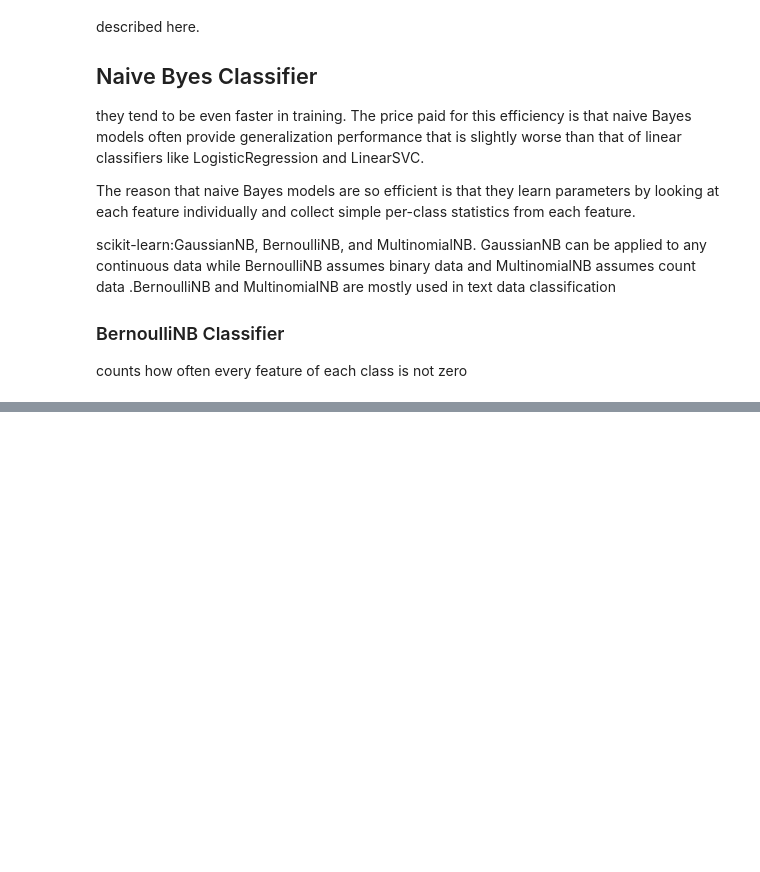
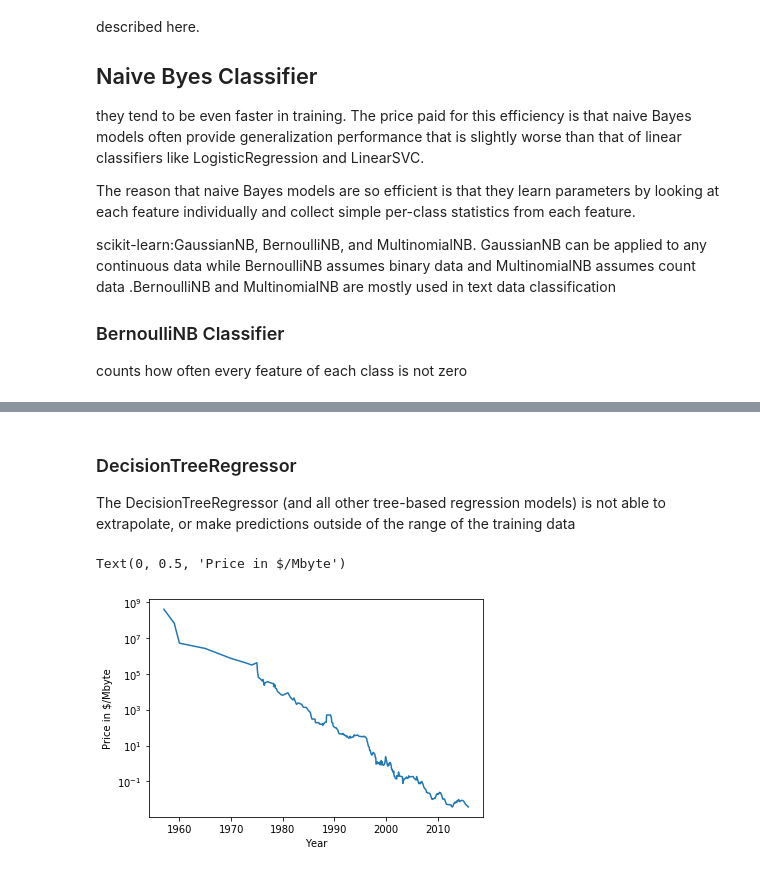
Before and after one commit to AyaElghannam/Books, a Jupyter notebook: Introduction to Machine Learning with Python - A Guide for Data Scientists 2017/Introduction to Machine Learning with Python CH2.ipynb, the cells around one changed output, grey strips where cells are left out. Cells and saved outputs as stored; diff of their text form; code cells hidden in the pictures; blank space fills up the shorter version.

```diff
--- a/Introduction to Machine Learning with Python - A Guide for Data Scientists 2017/Introduction to Machine Learning with Python CH2.ipynb
+++ b/Introduction to Machine Learning with Python - A Guide for Data Scientists 2017/Introduction to Machine Learning with Python CH2.ipynb
@@ -800,0 +880,14 @@ ModuleNotFoundError: No module named 'graphviz'
+# %% [markdown]
+### DecisionTreeRegressor
+The DecisionTreeRegressor (and all other tree-based regression models) is not able to extrapolate, or make predictions outside of the range of the training data
+# %%
+import pandas as pd
+ram_prices = pd.read_csv("ram_price.csv")
+plt.semilogy(ram_prices.date, ram_prices.price)
+plt.xlabel("Year")
+plt.ylabel("Price in $/Mbyte")
+
+## logarithmic scale of the y-axis.
+# %% [output]
+Text(0, 0.5, 'Price in $/Mbyte')
+[figure, added]
```
Also changed, not shown: parts of 16 cells of this notebook, 3 other files.
